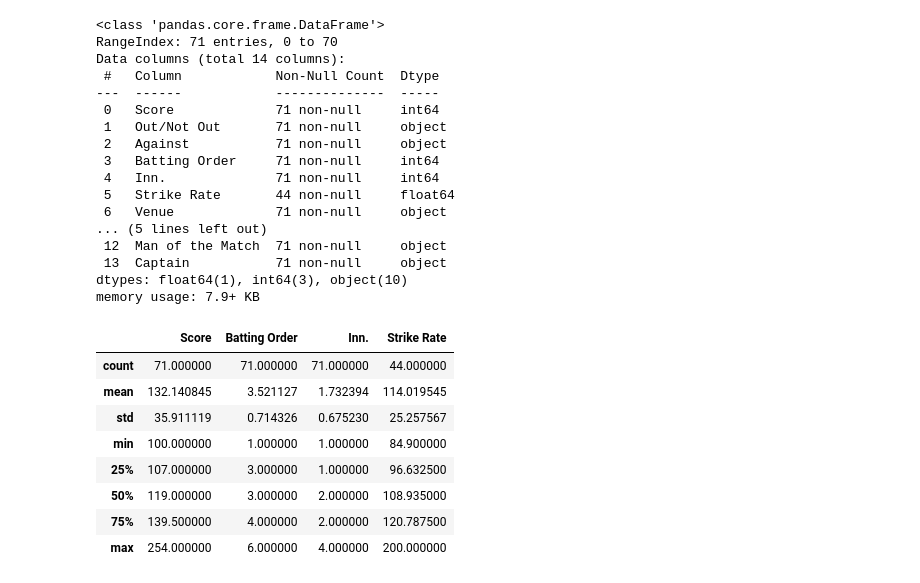
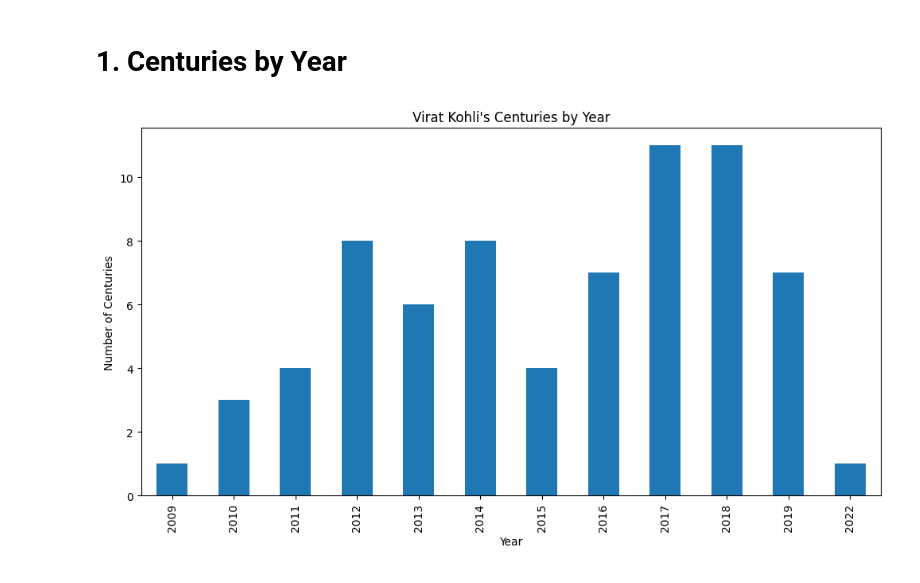
Before and after one commit to dev-sandip/data_science, a Jupyter notebook: virat.ipynb, the cells around one changed output. Saved outputs shown, nothing was run; the diff lists cells and outputs as text; code cells hidden in the pictures.

Commit message:
data visualized

```diff
--- a/virat.ipynb
+++ b/virat.ipynb
@@ -16,32 +9,15 @@ df.head()
-# %%
-df.info()
-# %% [output]
-<class 'pandas.core.frame.DataFrame'>
-RangeIndex: 71 entries, 0 to 70
-Data columns (total 14 columns):
- #   Column            Non-Null Count  Dtype
----  ------            --------------  -----
- 0   Score             71 non-null     int64
- 1   Out/Not Out       71 non-null     object
- 2   Against           71 non-null     object
- 3   Batting Order     71 non-null     int64
- 4   Inn.              71 non-null     int64
- 5   Strike Rate       44 non-null     float64
- 6   Venue             71 non-null     object
-... (5 lines left out)
- 12  Man of the Match  71 non-null     object
- 13  Captain           71 non-null     object
-dtypes: float64(1), int64(3), object(10)
-memory usage: 7.9+ KB
-# %%
-df.describe()
-# %% [output]
-|  | Score | Batting Order | Inn. | Strike Rate |
-| count | 71.000000 | 71.000000 | 71.000000 | 44.000000 |
-| mean | 132.140845 | 3.521127 | 1.732394 | 114.019545 |
-| std | 35.911119 | 0.714326 | 0.675230 | 25.257567 |
-| min | 100.000000 | 1.000000 | 1.000000 | 84.900000 |
-| 25% | 107.000000 | 3.000000 | 1.000000 | 96.632500 |
-| 50% | 119.000000 | 3.000000 | 2.000000 | 108.935000 |
-| 75% | 139.500000 | 4.000000 | 2.000000 | 120.787500 |
-| max | 254.000000 | 6.000000 | 4.000000 | 200.000000 |
+# %%
+df['Date'] = pd.to_datetime(df['Date'])
+df['Year'] = df['Date'].dt.year
+# %% [markdown]
+# 1. Centuries by Year
+# %%
+plt.figure(figsize=(12, 6))
+df['Year'].value_counts().sort_index().plot(kind='bar')
+plt.title("Virat Kohli's Centuries by Year")
+plt.xlabel("Year")
+plt.ylabel("Number of Centuries")
+
+plt.show()
+# %% [output]
+[figure, added]
```
Also changed, not shown: parts of 16 cells of this notebook.
